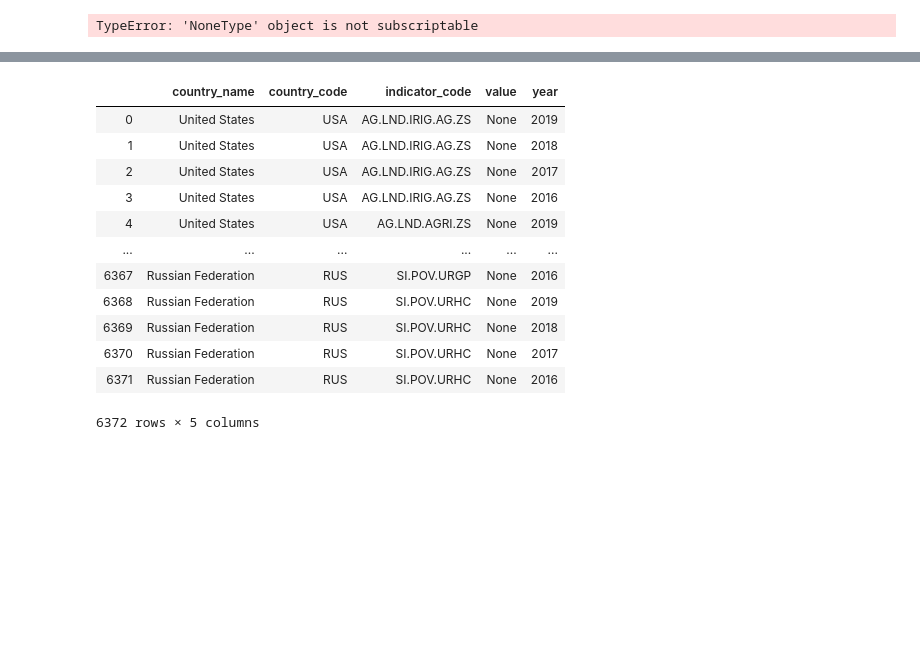
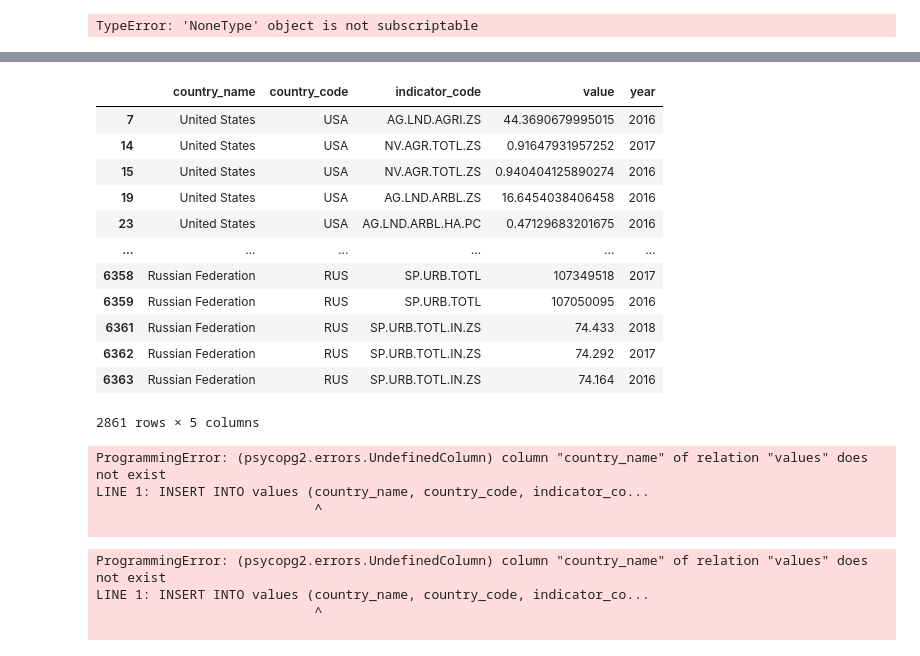
Before and after one commit to jjjjjeb/ETL_Project, a Jupyter notebook: World_Powers_ETL.ipynb, the cells around one changed output, grey strips where cells are left out. Drawn from its saved outputs; the diff is of its cells as text; code cells hidden in the pictures; blank space fills up the shorter version.

```diff
--- a/World_Powers_ETL.ipynb
+++ b/World_Powers_ETL.ipynb
@@ -290,19 +279,35 @@ value_xml_df = pd.DataFrame({"country_name": country_name,
                          "indicator_code": ind_code,
                          "value": value,
                          "year": year})
-# %%
-value_xml_df
-# %% [output]
-|  | country_name | country_code | indicator_code | value | year |
-| 0 | United States | USA | AG.LND.IRIG.AG.ZS | None | 2019 |
-| 1 | United States | USA | AG.LND.IRIG.AG.ZS | None | 2018 |
-| 2 | United States | USA | AG.LND.IRIG.AG.ZS | None | 2017 |
-| 3 | United States | USA | AG.LND.IRIG.AG.ZS | None | 2016 |
-| 4 | United States | USA | AG.LND.AGRI.ZS | None | 2019 |
-| ... | ... | ... | ... | ... | ... |
-| 6367 | Russian Federation | RUS | SI.POV.URGP | None | 2016 |
-| 6368 | Russian Federation | RUS | SI.POV.URHC | None | 2019 |
-| 6369 | Russian Federation | RUS | SI.POV.URHC | None | 2018 |
-| 6370 | Russian Federation | RUS | SI.POV.URHC | None | 2017 |
-| 6371 | Russian Federation | RUS | SI.POV.URHC | None | 2016 |
-6372 rows × 5 columns
+# %%
+value_table1= value_xml_df.dropna()
+value_table1
+# %% [output]
+|  | country_name | country_code | indicator_code | value | year |
+| 7 | United States | USA | AG.LND.AGRI.ZS | 44.3690679995015 | 2016 |
+| 14 | United States | USA | NV.AGR.TOTL.ZS | 0.91647931957252 | 2017 |
+| 15 | United States | USA | NV.AGR.TOTL.ZS | 0.940404125890274 | 2016 |
+| 19 | United States | USA | AG.LND.ARBL.ZS | 16.6454038406458 | 2016 |
+| 23 | United States | USA | AG.LND.ARBL.HA.PC | 0.47129683201675 | 2016 |
+| ... | ... | ... | ... | ... | ... |
+| 6358 | Russian Federation | RUS | SP.URB.TOTL | 107349518 | 2017 |
+| 6359 | Russian Federation | RUS | SP.URB.TOTL | 107050095 | 2016 |
+| 6361 | Russian Federation | RUS | SP.URB.TOTL.IN.ZS | 74.433 | 2018 |
+| 6362 | Russian Federation | RUS | SP.URB.TOTL.IN.ZS | 74.292 | 2017 |
+| 6363 | Russian Federation | RUS | SP.URB.TOTL.IN.ZS | 74.164 | 2016 |
+2861 rows × 5 columns
+# %%
+#Load Dataframe into databases
+value_csv_df.to_sql(name='values', con=engine, if_exists='append', index=False)
+# %% [output]
+ProgrammingError: (psycopg2.errors.UndefinedColumn) column "country_name" of relation "values" does not exist
+LINE 1: INSERT INTO values (country_name, country_code, indicator_co...
+                            ^
+
+# %%
+value_table1.to_sql(name='values', con=engine, if_exists='append', index=False)
+# %% [output]
+ProgrammingError: (psycopg2.errors.UndefinedColumn) column "country_name" of relation "values" does not exist
+LINE 1: INSERT INTO values (country_name, country_code, indicator_co...
+                            ^
+
```
Also changed, not shown: parts of 5 cells of this notebook, 1 other file.
